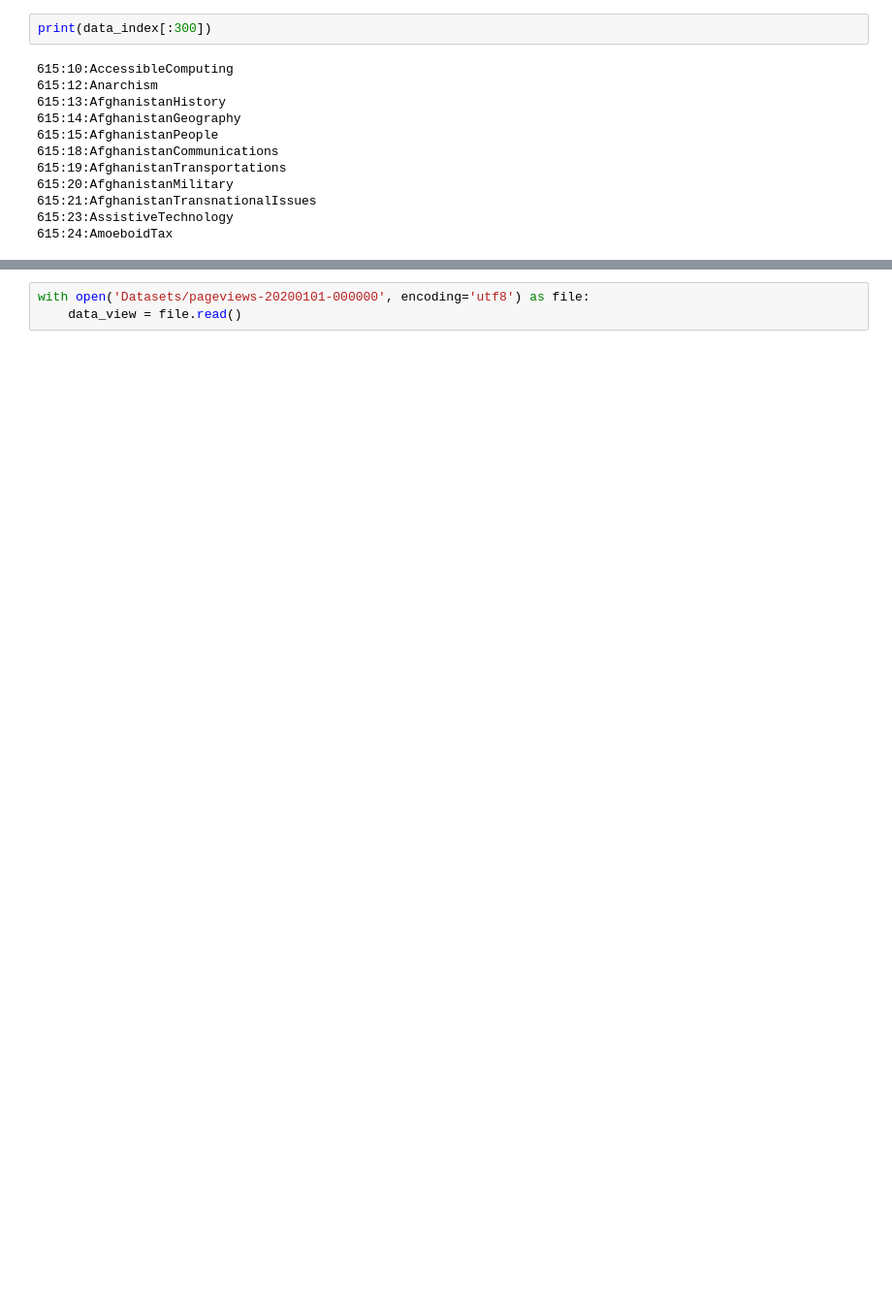
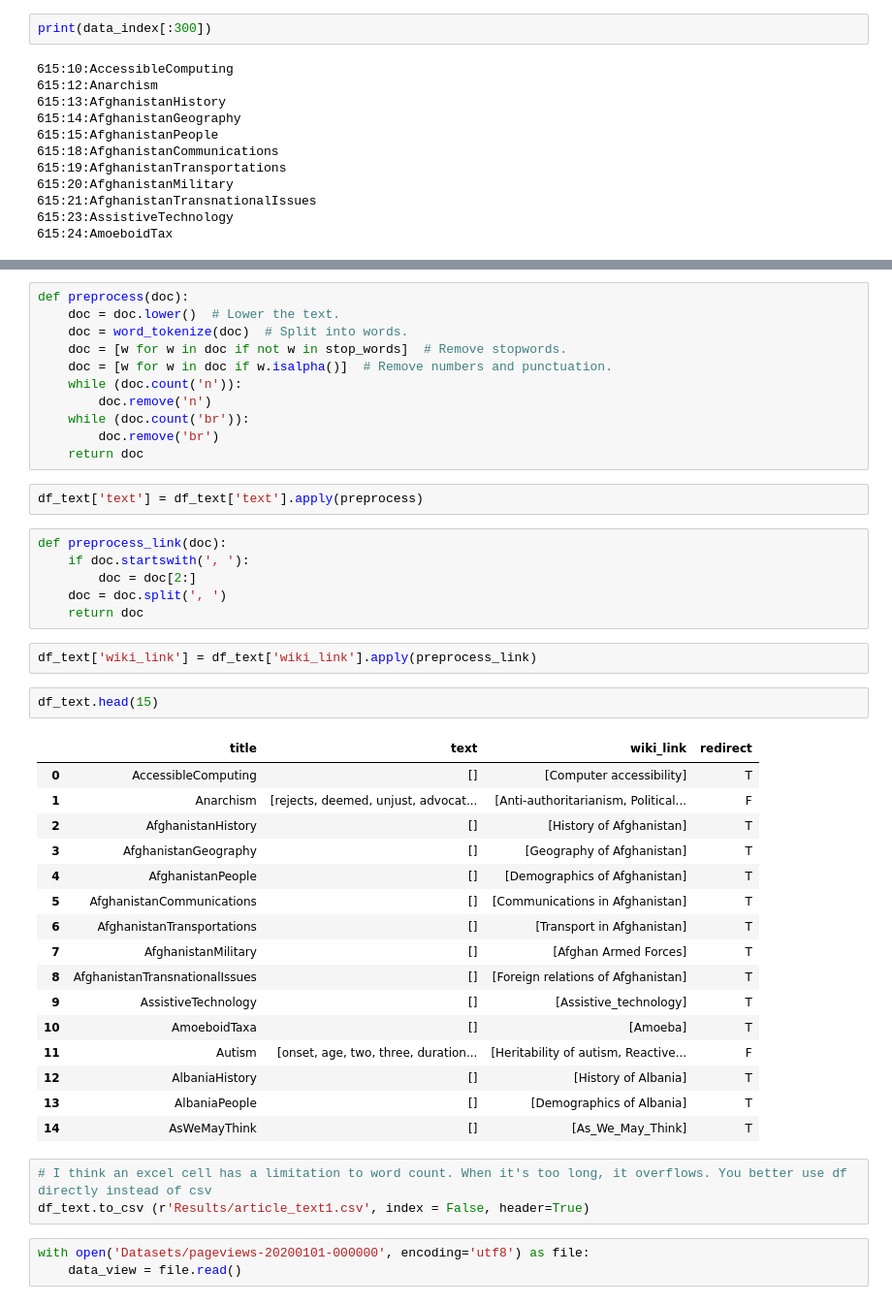
Before and after one commit to suraj-swaroop/Wikiplugin, a Jupyter notebook: preprocess.ipynb, the cells around one changed output, grey strips where cells are left out. Shown at 97% size. Saved outputs shown, nothing was run; the diff lists cells and outputs as text; blank space fills up the shorter version.

Commit message:
finished preprocessing

```diff
--- a/preprocess.ipynb
+++ b/preprocess.ipynb
@@ -59,3 +118,46 @@ print(data_text[:1000])
+# %%
+def preprocess(doc):
+    doc = doc.lower()  # Lower the text.
+    doc = word_tokenize(doc)  # Split into words.
+    doc = [w for w in doc if not w in stop_words]  # Remove stopwords.
+    doc = [w for w in doc if w.isalpha()]  # Remove numbers and punctuation.
+    while (doc.count('n')):
+        doc.remove('n')
+    while (doc.count('br')):
+        doc.remove('br')
+    return doc
+# %%
+df_text['text'] = df_text['text'].apply(preprocess)
+# %%
+def preprocess_link(doc):
+    if doc.startswith(', '):
+        doc = doc[2:]
+    doc = doc.split(', ')
+    return doc
+# %%
+df_text['wiki_link'] = df_text['wiki_link'].apply(preprocess_link)
+# %%
+df_text.head(15)
+# %% [output]
+|  | title | text | wiki_link | redirect |
+| 0 | AccessibleComputing | [] | [Computer accessibility] | T |
+| 1 | Anarchism | [rejects, deemed, unjust, advocat... | [Anti-authoritarianism, Political... | F |
+| 2 | AfghanistanHistory | [] | [History of Afghanistan] | T |
+| 3 | AfghanistanGeography | [] | [Geography of Afghanistan] | T |
+| 4 | AfghanistanPeople | [] | [Demographics of Afghanistan] | T |
+| 5 | AfghanistanCommunications | [] | [Communications in Afghanistan] | T |
+| 6 | AfghanistanTransportations | [] | [Transport in Afghanistan] | T |
+| 7 | AfghanistanMilitary | [] | [Afghan Armed Forces] | T |
+| 8 | AfghanistanTransnationalIssues | [] | [Foreign relations of Afghanistan] | T |
+| 9 | AssistiveTechnology | [] | [Assistive_technology] | T |
+| 10 | AmoeboidTaxa | [] | [Amoeba] | T |
+| 11 | Autism | [onset, age, two, three, duration... | [Heritability of autism, Reactive... | F |
+| 12 | AlbaniaHistory | [] | [History of Albania] | T |
+| 13 | AlbaniaPeople | [] | [Demographics of Albania] | T |
+| 14 | AsWeMayThink | [] | [As_We_May_Think] | T |
+# %%
+# I think an excel cell has a limitation to word count. When it's too long, it overflows. You better use df directly instead of csv
+df_text.to_csv (r'Results/article_text1.csv', index = False, header=True)
 # %%
 with open('Datasets/pageviews-20200101-000000', encoding='utf8') as file:
     data_view = file.read()
```
Also changed, not shown: parts of 9 cells of this notebook.
